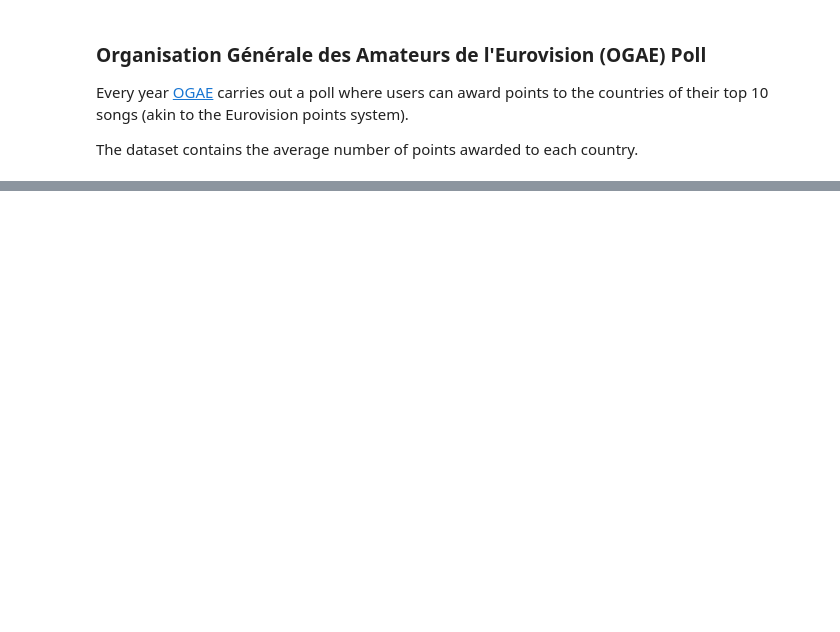
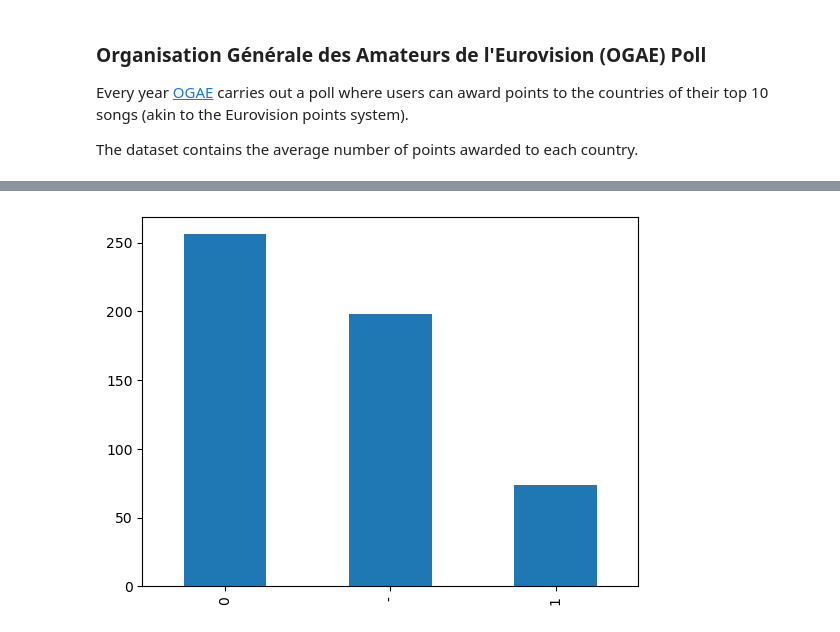
Before and after one commit to com-480-data-visualization/project-2023-data-connoisseurs, a Jupyter notebook: eda.ipynb, the cells around one changed output, grey strips where cells are left out. Cells and saved outputs as stored; diff of their text form; code cells hidden in the pictures; blank space fills up the shorter version.

```diff
--- a/eda.ipynb
+++ b/eda.ipynb
@@ -154,0 +270,5 @@ ogae_data
+# %%
+song_data["direct_qualifier_10"].value_counts().plot(kind="bar")
+plt.show()
+# %% [output]
+[figure, added]
```
Also changed, not shown: parts of 16 cells of this notebook, 1 other file.
